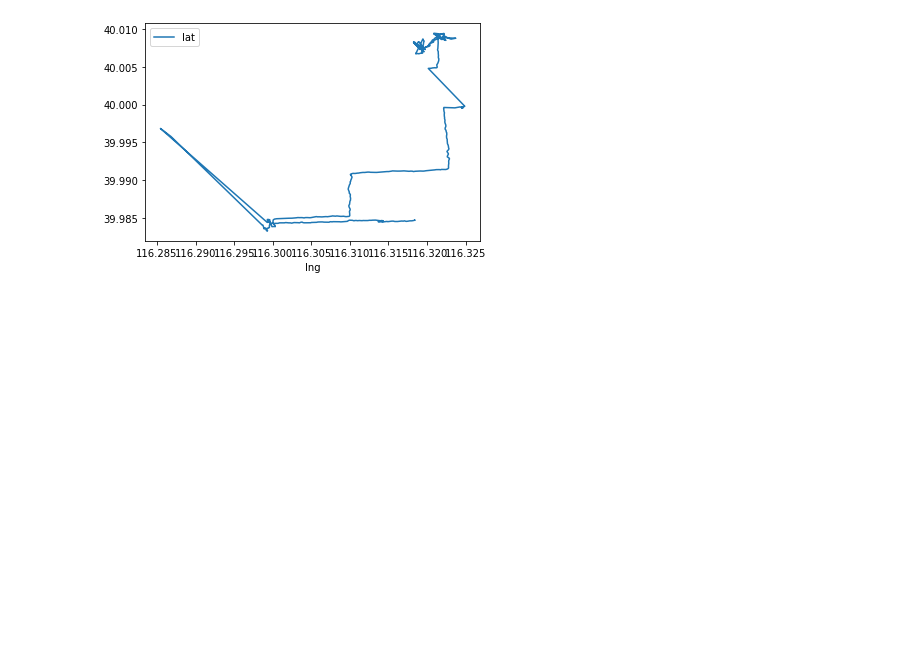
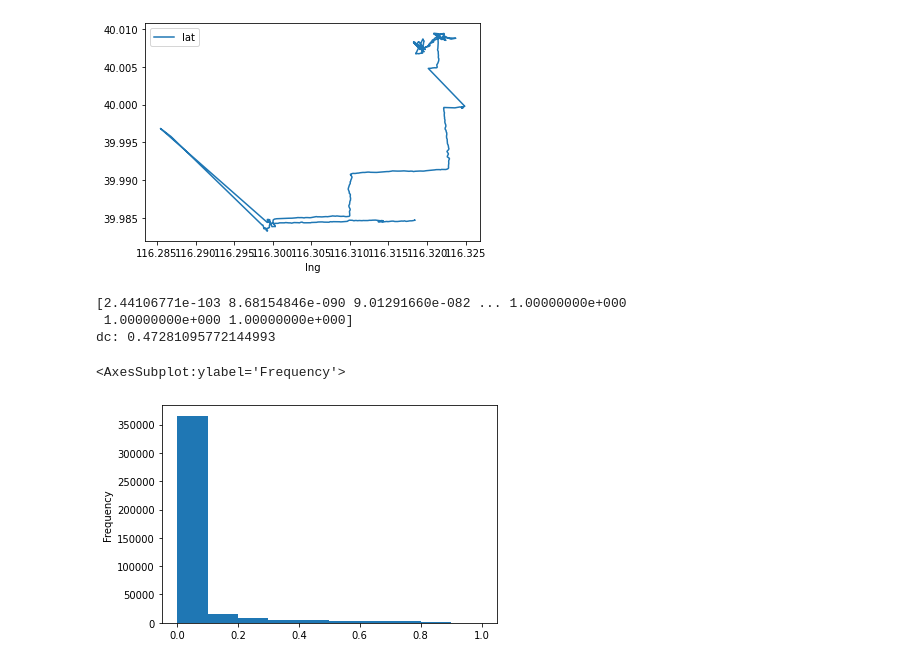
Before and after one commit to KEAE12315/flotation_old, a Jupyter notebook: test.ipynb, the cells around one changed output. Cells and saved outputs as stored; diff of their text form; code cells hidden in the pictures; blank space fills up the shorter version.

```diff
--- a/test.ipynb
+++ b/test.ipynb
@@ -9,3 +8,6 @@ for df in LoadG(dataset_path):
 # %% [output]
 dataset/Geolife Trajectories 1.3/Data/000/Trajectory/20081023025304.plt
 [figure]
+# %%
+from DPC import DPCLink
+dpc = DPCLink(df)
@@ -11,0 +16,16 @@ dataset/Geolife Trajectories 1.3/Data/000/Trajectory/20081023025304.plt
+# %%
+dpc.calDc(p=0.97)
+# %% [output]
+[2.44106771e-103 8.68154846e-090 9.01291660e-082 ... 1.00000000e+000
+ 1.00000000e+000 1.00000000e+000]
+dc: 0.47281095772144993
+# %%
+tmp = np.tril(dpc.dis)
+tmp = tmp.ravel()
+tmp = tmp[np.where(tmp)]
+tmp = np.sort(tmp)
+tmp=pd.Series(tmp)
+tmp.plot.hist(bins=10)
+# %% [output]
+<AxesSubplot:ylabel='Frequency'>
+[figure, added]
```
Also changed, not shown: parts of 6 cells of this notebook, 6 other files.
